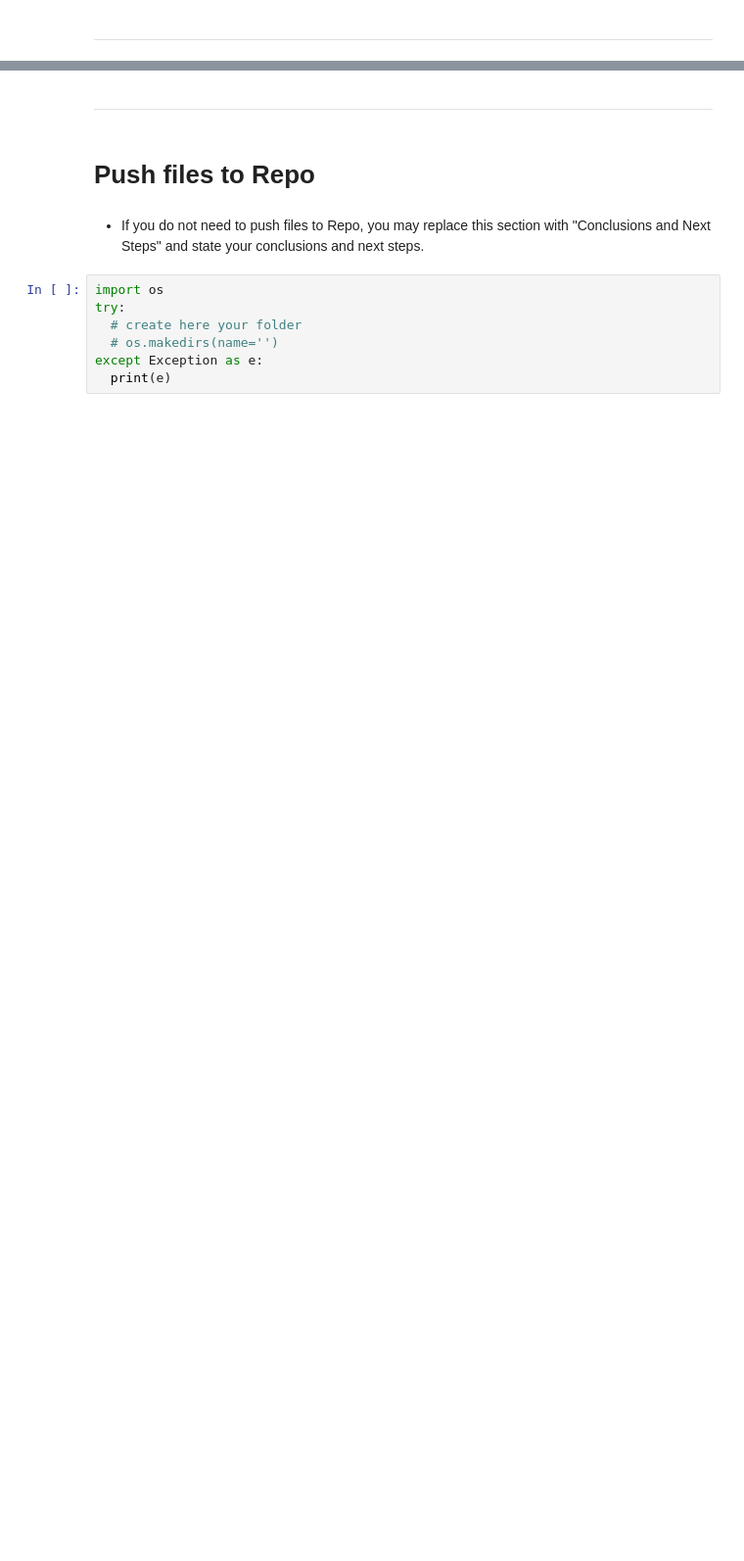
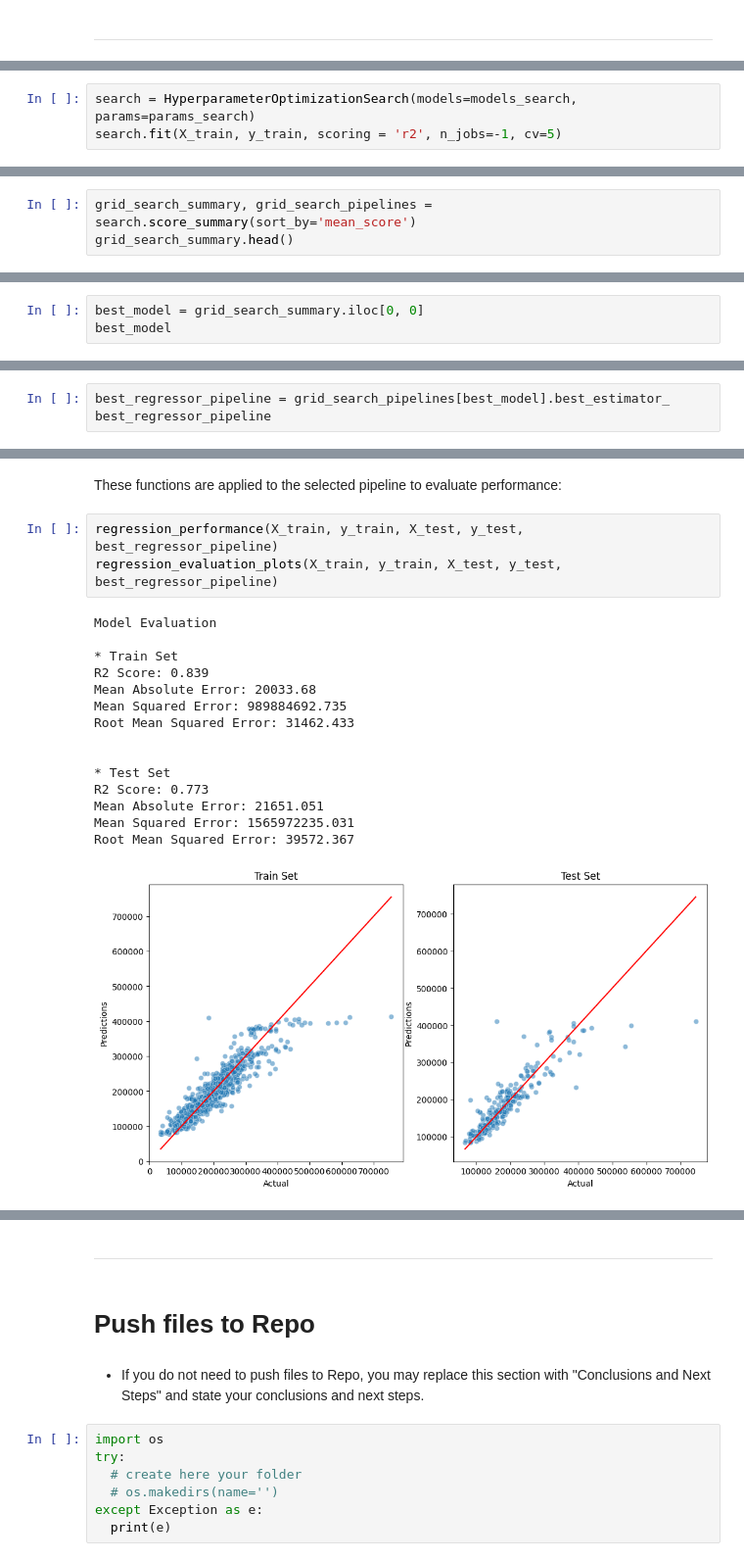
Before and after one commit to ChrisCherng/heritage-housing, a Jupyter notebook: jupyter_notebooks/05. PredictPrice.ipynb, the cells around one changed output, grey strips where cells are left out. Shown at 98% size. Drawn from its saved outputs; the diff is of its cells as text; blank space fills up the shorter version.

```diff
--- a/jupyter_notebooks/05. PredictPrice.ipynb
+++ b/jupyter_notebooks/05. PredictPrice.ipynb
@@ -60,0 +290,3 @@ NOTE
+# %%
+search = HyperparameterOptimizationSearch(models=models_search, params=params_search)
+search.fit(X_train, y_train, scoring = 'r2', n_jobs=-1, cv=5)
@@ -60,0 +299,3 @@ NOTE
+# %%
+grid_search_summary, grid_search_pipelines = search.score_summary(sort_by='mean_score')
+grid_search_summary.head()
@@ -60,0 +313,3 @@ NOTE
+# %%
+best_model = grid_search_summary.iloc[0, 0]
+best_model
@@ -60,0 +329,3 @@ NOTE
+# %%
+best_regressor_pipeline = grid_search_pipelines[best_model].best_estimator_
+best_regressor_pipeline
@@ -60,0 +399,21 @@ NOTE
+# %% [markdown]
+These functions are applied to the selected pipeline to evaluate performance:
+# %%
+regression_performance(X_train, y_train, X_test, y_test, best_regressor_pipeline)
+regression_evaluation_plots(X_train, y_train, X_test, y_test, best_regressor_pipeline)
+# %% [output]
+Model Evaluation
+
+* Train Set
+R2 Score: 0.839
+Mean Absolute Error: 20033.68
+Mean Squared Error: 989884692.735
+Root Mean Squared Error: 31462.433
+
+
+* Test Set
+R2 Score: 0.773
+Mean Absolute Error: 21651.051
+Mean Squared Error: 1565972235.031
+Root Mean Squared Error: 39572.367
+[figure, added]
```
Also changed, not shown: parts of 56 cells of this notebook.
